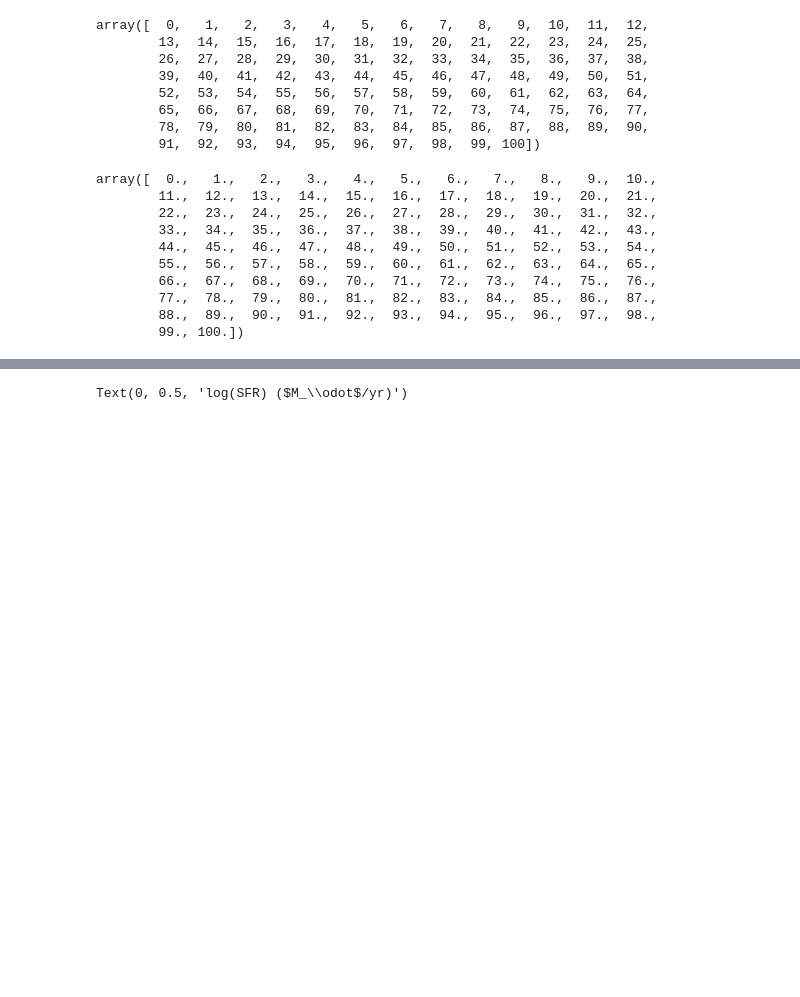
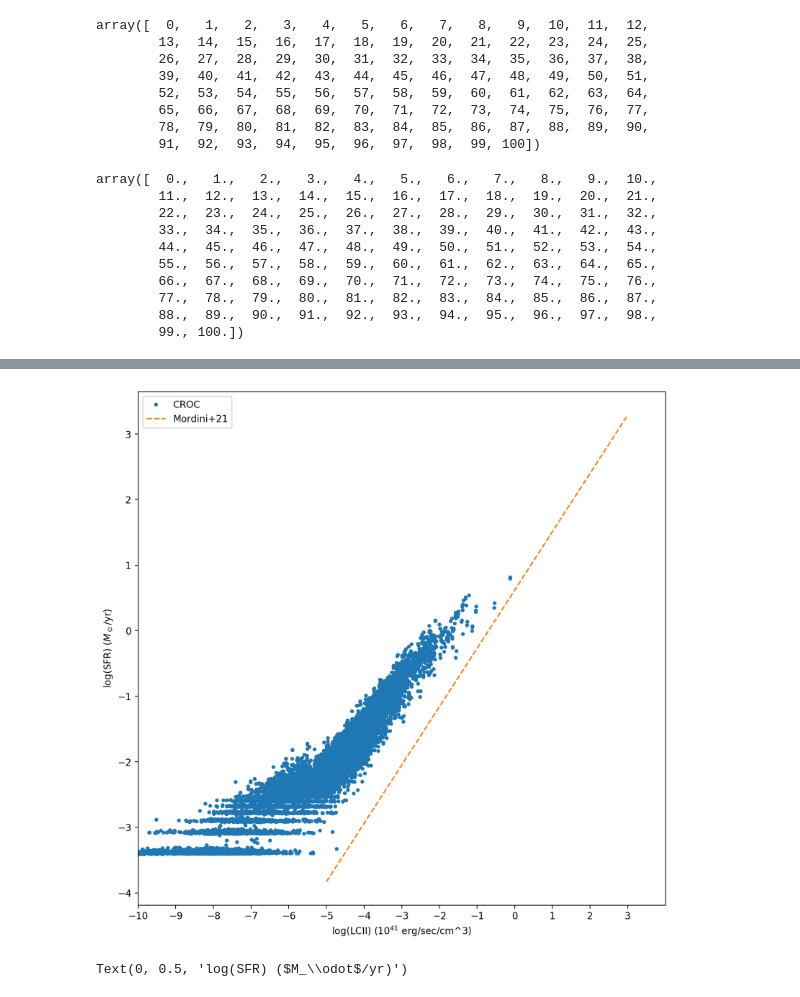
Before and after one commit to cavestruz/croc_CII, a Jupyter notebook: tools/Testing Notebook.ipynb, the cells around one changed output, grey strips where cells are left out. Saved outputs shown, nothing was run; the diff lists cells and outputs as text; code cells hidden in the pictures; blank space fills up the shorter version.

```diff
--- a/tools/Testing Notebook.ipynb
+++ b/tools/Testing Notebook.ipynb
@@ -852,3 +872,20 @@ Table length=44801
+# %%
+from matplotlib.pyplot import figure
+figure(figsize=(10,10),dpi=200)
+plt.plot(np.log10(reduced_table['LCII_total']*reduced_table['sphere_vol'])-41.,np.log10(reduced_table['SFR']),'.',label='CROC')
+plt.xlabel(r'log(LCII) ($10^{41}$ erg/sec/cm^3)')
+plt.ylabel(r'log(SFR) ($M_\odot$/yr)')
+plt.xticks(np.arange(-10, 4, step=1))
+plt.yticks(np.arange(-4, 4, step=1))
+plt.xlim(-10, 4)
+mordini_x = np.linspace(-5,3,1000)
+mordini_y = 0.62+0.89*mordini_x
+
+plt.plot(mordini_x,mordini_y,'--',label='Mordini+21')
+plt.legend()
+plt.show()
+# %% [output]
+[figure, added]
 # %%
 plt.plot(np.log10(reduced_table['LCII_total_ave']*reduced_table['sphere_vol'])-41.,np.log10(reduced_table['SFR']),'.')
 plt.xlabel(r'log(LCII) ($10^{41}$ erg/sec/cm^3)')
```
Also changed, not shown: parts of 24 cells of this notebook, 6 other files.
